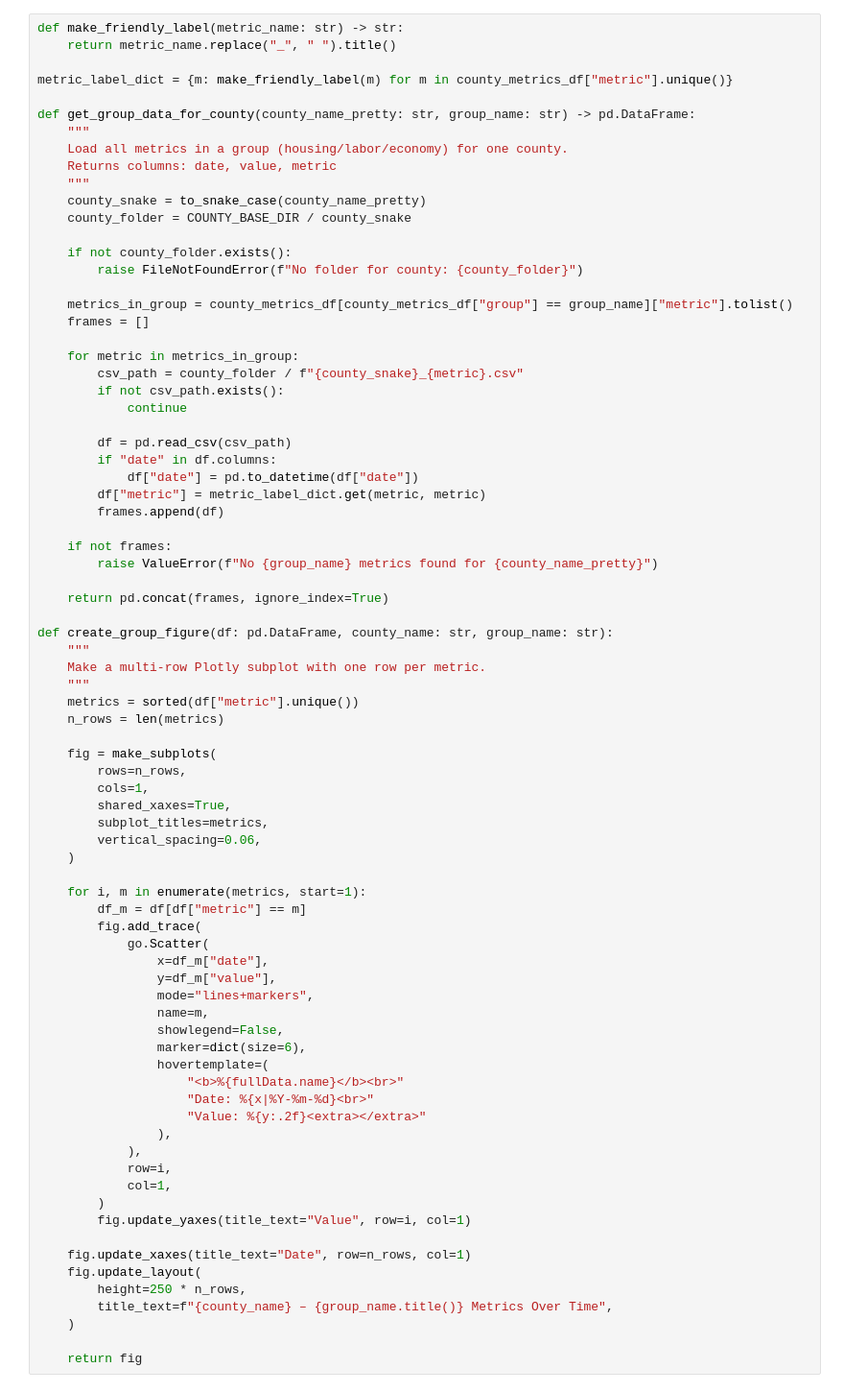
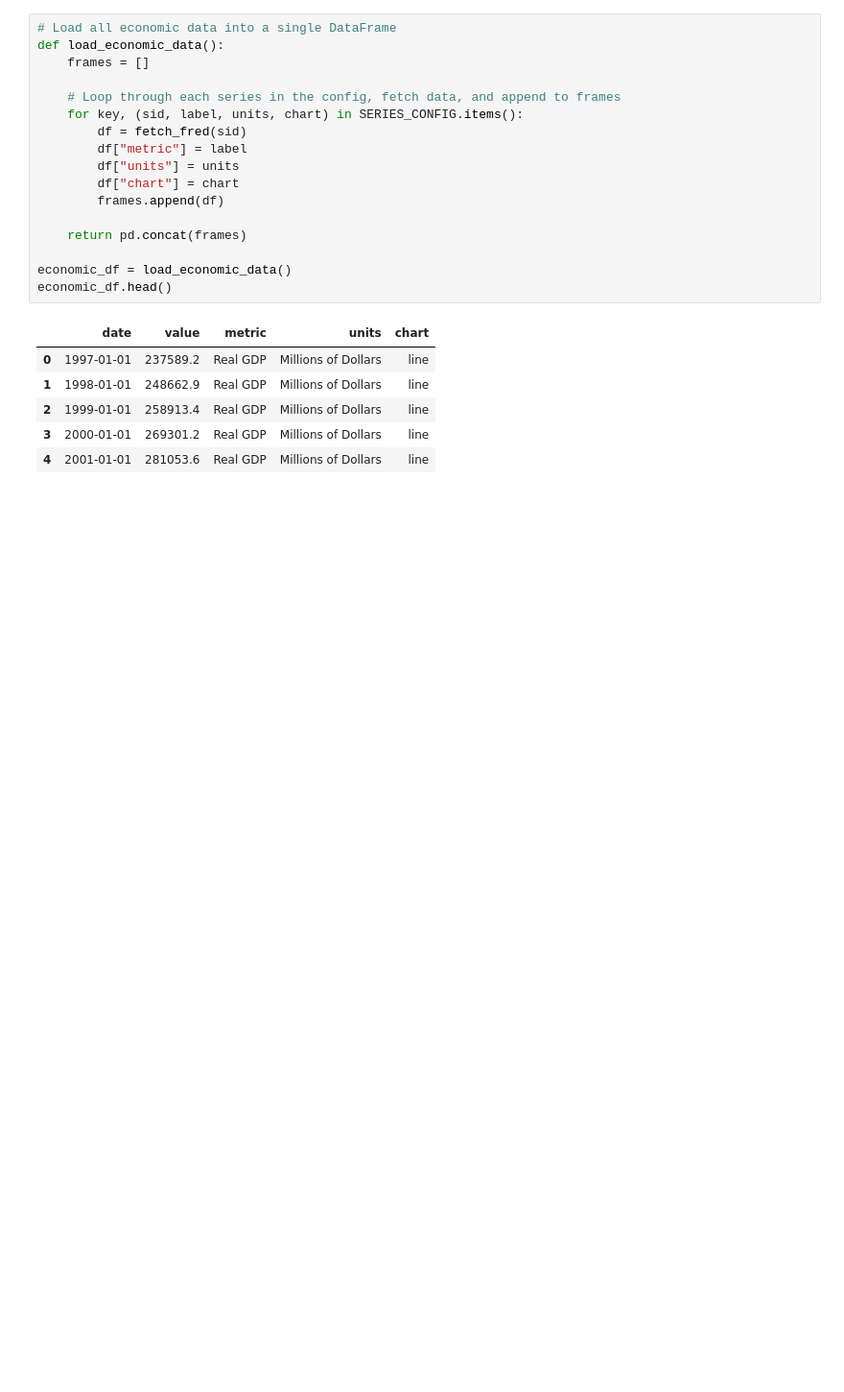
Before and after one commit to Will8258/temporaryINST490, a Jupyter notebook: Local/maryland_econ_dashboard/Generate_Plotly_Graphs.ipynb, the cells around one changed output. Shown at 96% size. Saved outputs shown, nothing was run; the diff lists cells and outputs as text; blank space fills up the shorter version.

Commit message:
economic charts done with API usage from FRED

```diff
--- a/Local/maryland_econ_dashboard/Generate_Plotly_Graphs.ipynb
+++ b/Local/maryland_econ_dashboard/Generate_Plotly_Graphs.ipynb
@@ -75,80 +49,25 @@ county_metrics_df.head()
 # %%
-def make_friendly_label(metric_name: str) -> str:
-    return metric_name.replace("_", " ").title()
-
-metric_label_dict = {m: make_friendly_label(m) for m in county_metrics_df["metric"].unique()}
-
-def get_group_data_for_county(county_name_pretty: str, group_name: str) -> pd.DataFrame:
-    """
-    Load all metrics in a group (housing/labor/economy) for one county.
-    Returns columns: date, value, metric
-    """
-    county_snake = to_snake_case(county_name_pretty)
-    county_folder = COUNTY_BASE_DIR / county_snake
-
-    if not county_folder.exists():
-        raise FileNotFoundError(f"No folder for county: {county_folder}")
-
-    metrics_in_group = county_metrics_df[county_metrics_df["group"] == group_name]["metric"].tolist()
+# Load all economic data into a single DataFrame
+def load_economic_data():
     frames = []
 
-    for metric in metrics_in_group:
-        csv_path = county_folder / f"{county_snake}_{metric}.csv"
-        if not csv_path.exists():
-            continue
-
-        df = pd.read_csv(csv_path)
-        if "date" in df.columns:
-            df["date"] = pd.to_datetime(df["date"])
-        df["metric"] = metric_label_dict.get(metric, metric)
+    # Loop through each series in the config, fetch data, and append to frames
+    for key, (sid, label, units, chart) in SERIES_CONFIG.items():
+        df = fetch_fred(sid)
+        df["metric"] = label
+        df["units"] = units
+        df["chart"] = chart
         frames.append(df)
 
-    if not frames:
-        raise ValueError(f"No {group_name} metrics found for {county_name_pretty}")
+    return pd.concat(frames)
 
-    return pd.concat(frames, ignore_index=True)
-
-def create_group_figure(df: pd.DataFrame, county_name: str, group_name: str):
-    """
-    Make a multi-row Plotly subplot with one row per metric.
-    """
-    metrics = sorted(df["metric"].unique())
-    n_rows = len(metrics)
-
-    fig = make_subplots(
-        rows=n_rows,
-        cols=1,
-        shared_xaxes=True,
-        subplot_titles=metrics,
-        vertical_spacing=0.06,
-    )
-
-    for i, m in enumerate(metrics, start=1):
-        df_m = df[df["metric"] == m]
-        fig.add_trace(
-            go.Scatter(
-                x=df_m["date"],
-                y=df_m["value"],
-                mode="lines+markers",
-                name=m,
-                showlegend=False,
-                marker=dict(size=6),
-                hovertemplate=(
-                    "<b>%{fullData.name}</b><br>"
-                    "Date: %{x|%Y-%m-%d}<br>"
-                    "Value: %{y:.2f}<extra></extra>"
-                ),
-            ),
-            row=i,
-            col=1,
-        )
-        fig.update_yaxes(title_text="Value", row=i, col=1)
-
-    fig.update_xaxes(title_text="Date", row=n_rows, col=1)
-    fig.update_layout(
-        height=250 * n_rows,
-        title_text=f"{county_name} – {group_name.title()} Metrics Over Time",
-    )
-
-    return fig
+economic_df = load_economic_data()
+economic_df.head()
+# %% [output]
+|  | date | value | metric | units | chart |
+| 0 | 1997-01-01 | 237589.2 | Real GDP | Millions of Dollars | line |
+| 1 | 1998-01-01 | 248662.9 | Real GDP | Millions of Dollars | line |
+| 2 | 1999-01-01 | 258913.4 | Real GDP | Millions of Dollars | line |
+| 3 | 2000-01-01 | 269301.2 | Real GDP | Millions of Dollars | line |
+| 4 | 2001-01-01 | 281053.6 | Real GDP | Millions of Dollars | line |
 # %%
```
Also changed, not shown: parts of 7 cells of this notebook.
